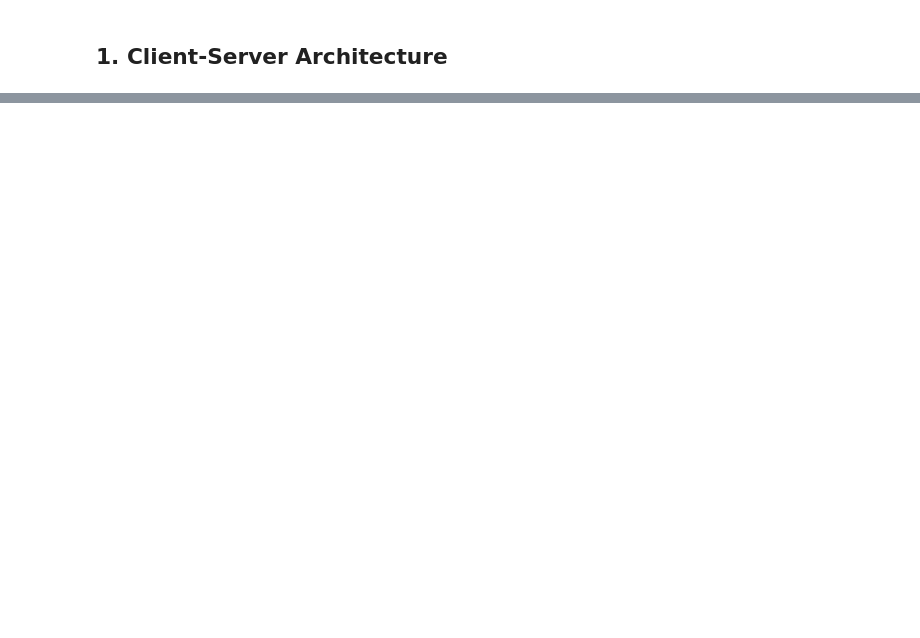
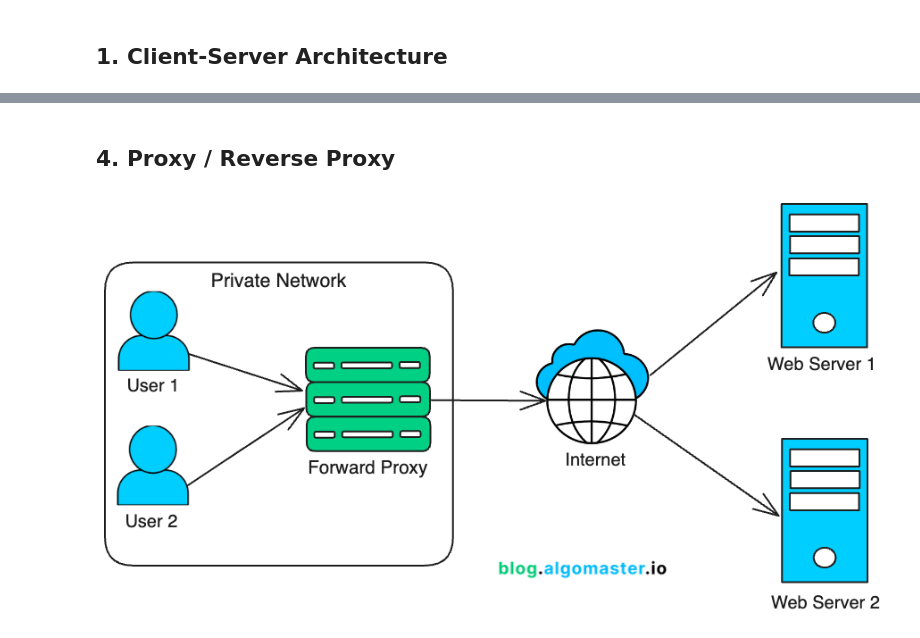
Before and after one commit to jain40470/System-Design, a Jupyter notebook: HLD/Basic/2 Basic Concepts.ipynb, the cells around one changed output, grey strips where cells are left out. Saved outputs shown, nothing was run; the diff lists cells and outputs as text; code cells hidden in the pictures; blank space fills up the shorter version.

```diff
--- a/HLD/Basic/2 Basic Concepts.ipynb
+++ b/HLD/Basic/2 Basic Concepts.ipynb
@@ -8,0 +65,6 @@ display(Image(filename='Utils/1.webp'))
+# %% [markdown]
+## 4. Proxy / Reverse Proxy
+# %%
+display(Image(filename='Utils/5.png'))
+# %% [output]
+[figure, added]
```
Also changed, not shown: parts of 46 cells of this notebook, 1 other file.
